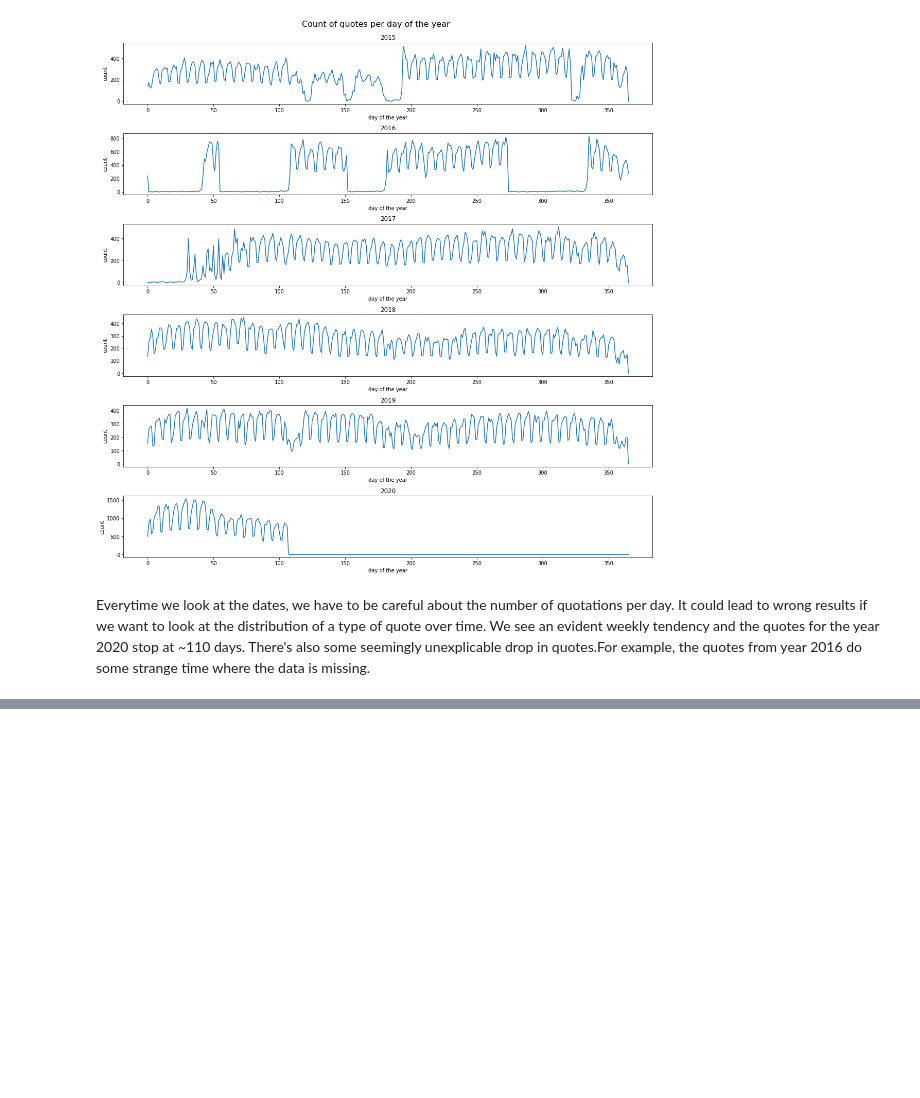
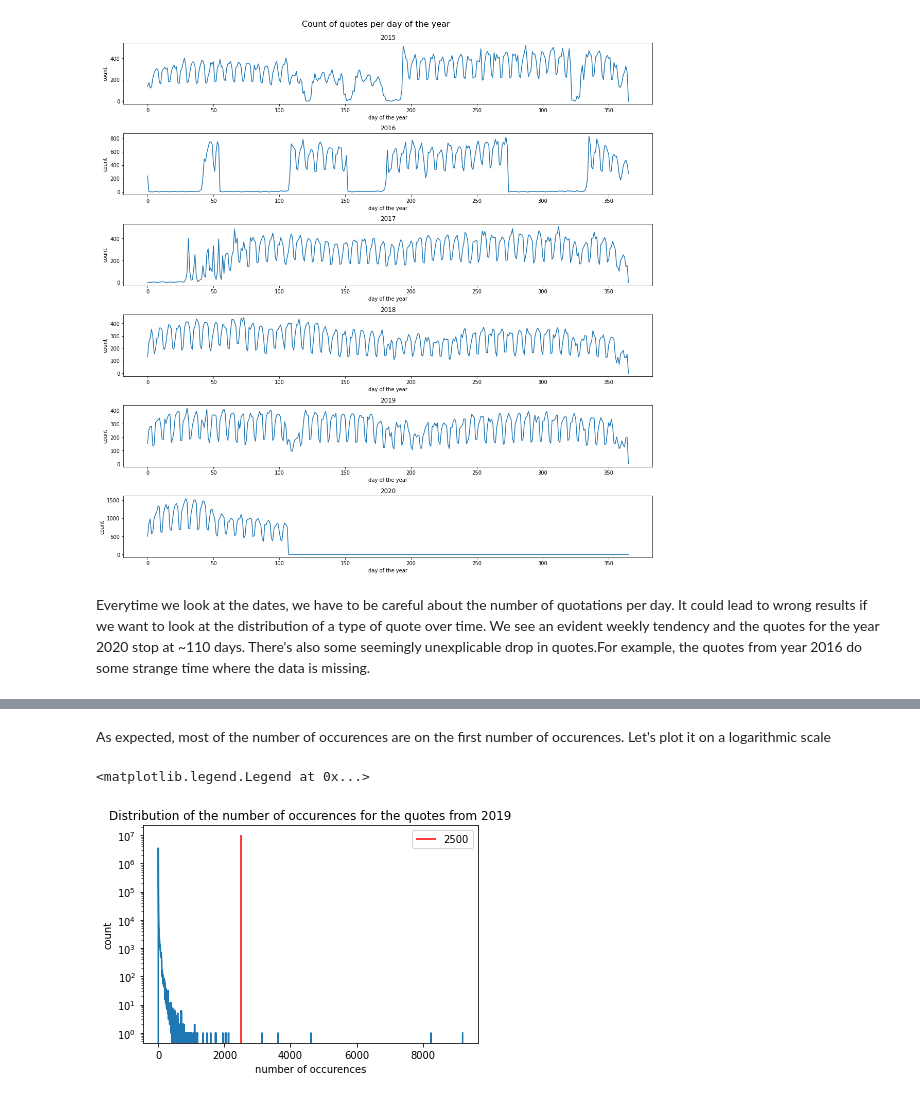
Before and after one commit to epfl-ada/ada-2021-project-abracadabra, a Jupyter notebook: Milestone2_JonathanHaymoz.ipynb, the cells around one changed output, grey strips where cells are left out. Saved outputs shown, nothing was run; the diff lists cells and outputs as text; code cells hidden in the pictures; blank space fills up the shorter version.

```diff
--- a/Milestone2_JonathanHaymoz.ipynb
+++ b/Milestone2_JonathanHaymoz.ipynb
@@ -302,0 +331,14 @@ Everytime we look at the dates, we have to be careful about the number of quotat
+# %% [markdown]
+As expected, most of the number of occurences are on the first number of occurences. Let's plot it on a logarithmic scale
+# %%
+occurences = np.arange(max+1)
+plt.plot(occurences, count_Occurences)
+plt.xlabel("number of occurences")
+plt.ylabel("count")
+plt.yscale('log')
+plt.title("Distribution of the number of occurences for the quotes from 2019")
+plt.vlines(2500, 0, 9999999, colors='r', label = '2500')
+plt.legend()
+# %% [output]
+<matplotlib.legend.Legend at 0x...>
+[figure, added]
```
Also changed, not shown: parts of 29 cells of this notebook.
